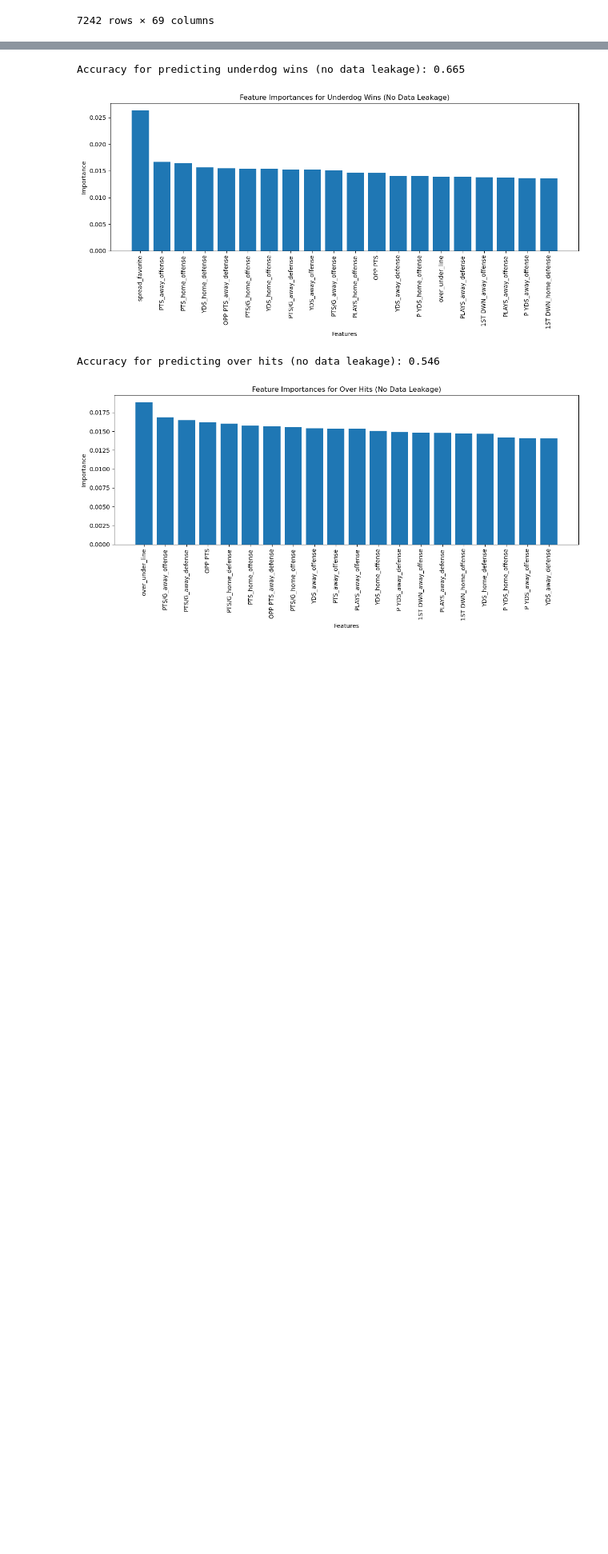
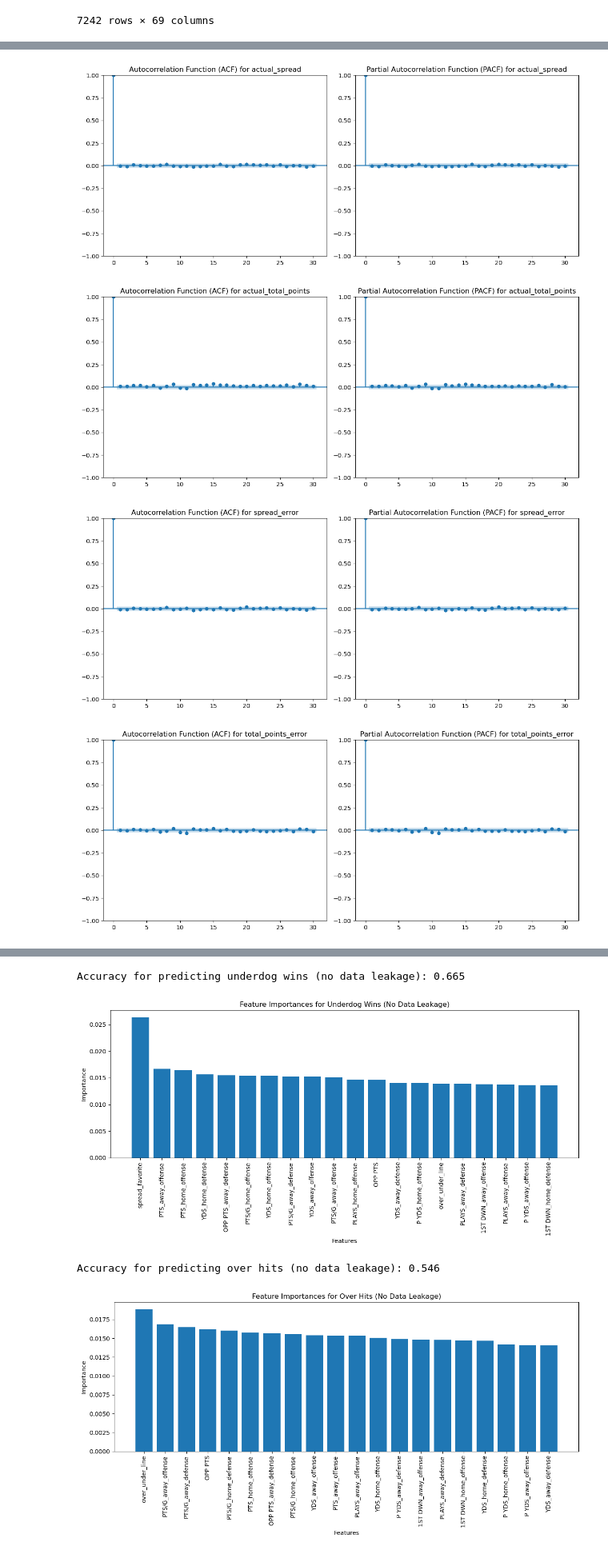
Before and after one commit to lucas-huynh/Hedger, a Jupyter notebook: hedger.ipynb, the cells around one changed output, grey strips where cells are left out. Shown at 80% size. Cells and saved outputs as stored; diff of their text form; code cells hidden in the pictures; blank space fills up the shorter version.

```diff
--- a/hedger.ipynb
+++ b/hedger.ipynb
@@ -267,0 +263,27 @@ Warnings:
+# %%
+import matplotlib.pyplot as plt
+import statsmodels.api as sm
+
+# Define the variables to analyze
+variables = ["actual_spread", "actual_total_points", "spread_error", "total_points_error"]
+
+# Loop through each variable and create separate ACF & PACF plots
+for var in variables:
+    fig, axes = plt.subplots(1, 2, figsize=(12, 5))
+
+    # ACF Plot (Find q)
+    sm.graphics.tsa.plot_acf(nfl_data[var].dropna(), lags=30, ax=axes[0])
+    axes[0].set_title(f"Autocorrelation Function (ACF) for {var}")
+
+    # PACF Plot (Find p)
+    sm.graphics.tsa.plot_pacf(nfl_data[var].dropna(), lags=30, ax=axes[1])
+    axes[1].set_title(f"Partial Autocorrelation Function (PACF) for {var}")
+
+    # Show plot
+    plt.tight_layout()
+    plt.show()
+# %% [output]
+[figure, added]
+[figure, added]
+[figure, added]
+[figure, added]
```
Also changed, not shown: parts of 8 cells of this notebook.
